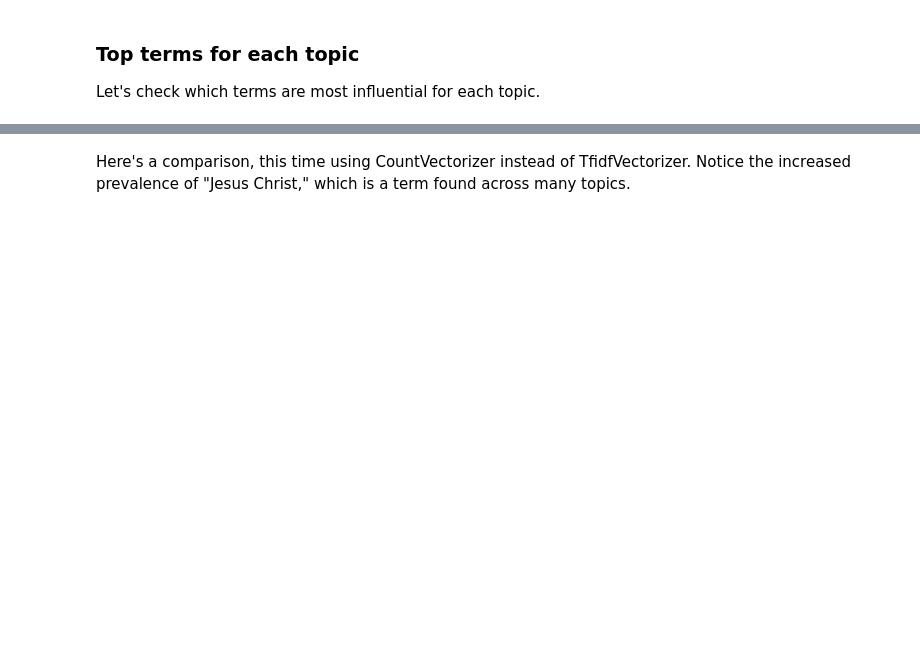
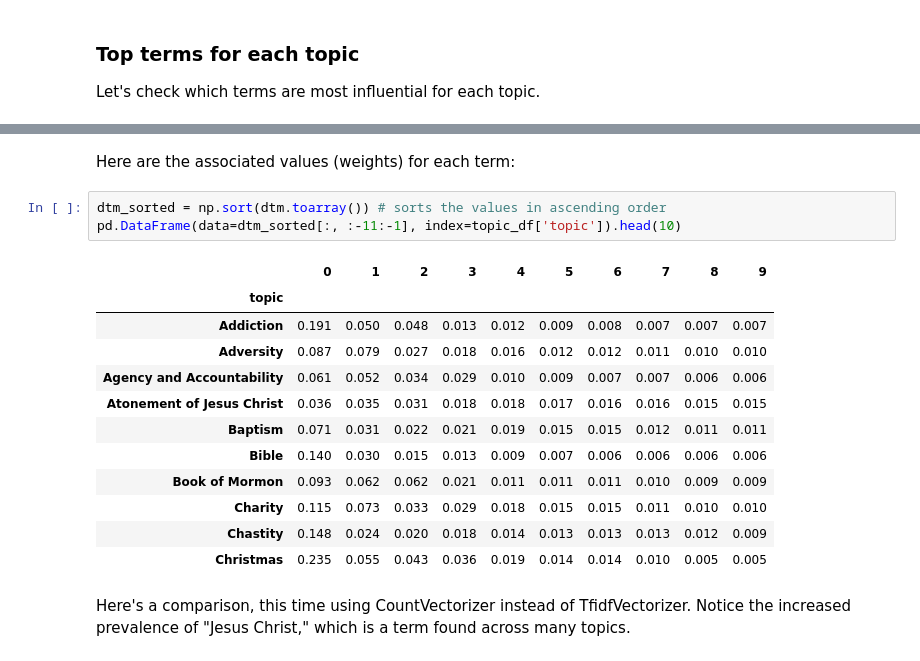
Before and after one commit to rparkr/magazine-analysis, a Jupyter notebook: 2_topic_modeling.ipynb, the cells around one changed output, grey strips where cells are left out. Cells and saved outputs as stored; diff of their text form; blank space fills up the shorter version.

```diff
--- a/2_topic_modeling.ipynb
+++ b/2_topic_modeling.ipynb
@@ -333,3 +904,21 @@ df_topic_top_terms.head(10)
+# %% [markdown]
+Here are the associated values (weights) for each term:
+# %%
+dtm_sorted = np.sort(dtm.toarray()) # sorts the values in ascending order
+pd.DataFrame(data=dtm_sorted[:, :-11:-1], index=topic_df['topic']).head(10)
+# %% [output]
+|  | 0 | 1 | 2 | 3 | 4 | 5 | 6 | 7 | 8 | 9 |
+| topic |  |  |  |  |  |  |  |  |  |  |
+| Addiction | 0.191 | 0.050 | 0.048 | 0.013 | 0.012 | 0.009 | 0.008 | 0.007 | 0.007 | 0.007 |
+| Adversity | 0.087 | 0.079 | 0.027 | 0.018 | 0.016 | 0.012 | 0.012 | 0.011 | 0.010 | 0.010 |
+| Agency and Accountability | 0.061 | 0.052 | 0.034 | 0.029 | 0.010 | 0.009 | 0.007 | 0.007 | 0.006 | 0.006 |
+| Atonement of Jesus Christ | 0.036 | 0.035 | 0.031 | 0.018 | 0.018 | 0.017 | 0.016 | 0.016 | 0.015 | 0.015 |
+| Baptism | 0.071 | 0.031 | 0.022 | 0.021 | 0.019 | 0.015 | 0.015 | 0.012 | 0.011 | 0.011 |
+| Bible | 0.140 | 0.030 | 0.015 | 0.013 | 0.009 | 0.007 | 0.006 | 0.006 | 0.006 | 0.006 |
+| Book of Mormon | 0.093 | 0.062 | 0.062 | 0.021 | 0.011 | 0.011 | 0.011 | 0.010 | 0.009 | 0.009 |
+| Charity | 0.115 | 0.073 | 0.033 | 0.029 | 0.018 | 0.015 | 0.015 | 0.011 | 0.010 | 0.010 |
+| Chastity | 0.148 | 0.024 | 0.020 | 0.018 | 0.014 | 0.013 | 0.013 | 0.013 | 0.012 | 0.009 |
+| Christmas | 0.235 | 0.055 | 0.043 | 0.036 | 0.019 | 0.014 | 0.014 | 0.010 | 0.005 | 0.005 |
 # %% [markdown]
 Here's a comparison, this time using CountVectorizer instead of TfidfVectorizer. Notice the increased prevalence of "Jesus Christ," which is a term found across many topics.
 # %%
```
Also changed, not shown: parts of 118 cells of this notebook.
